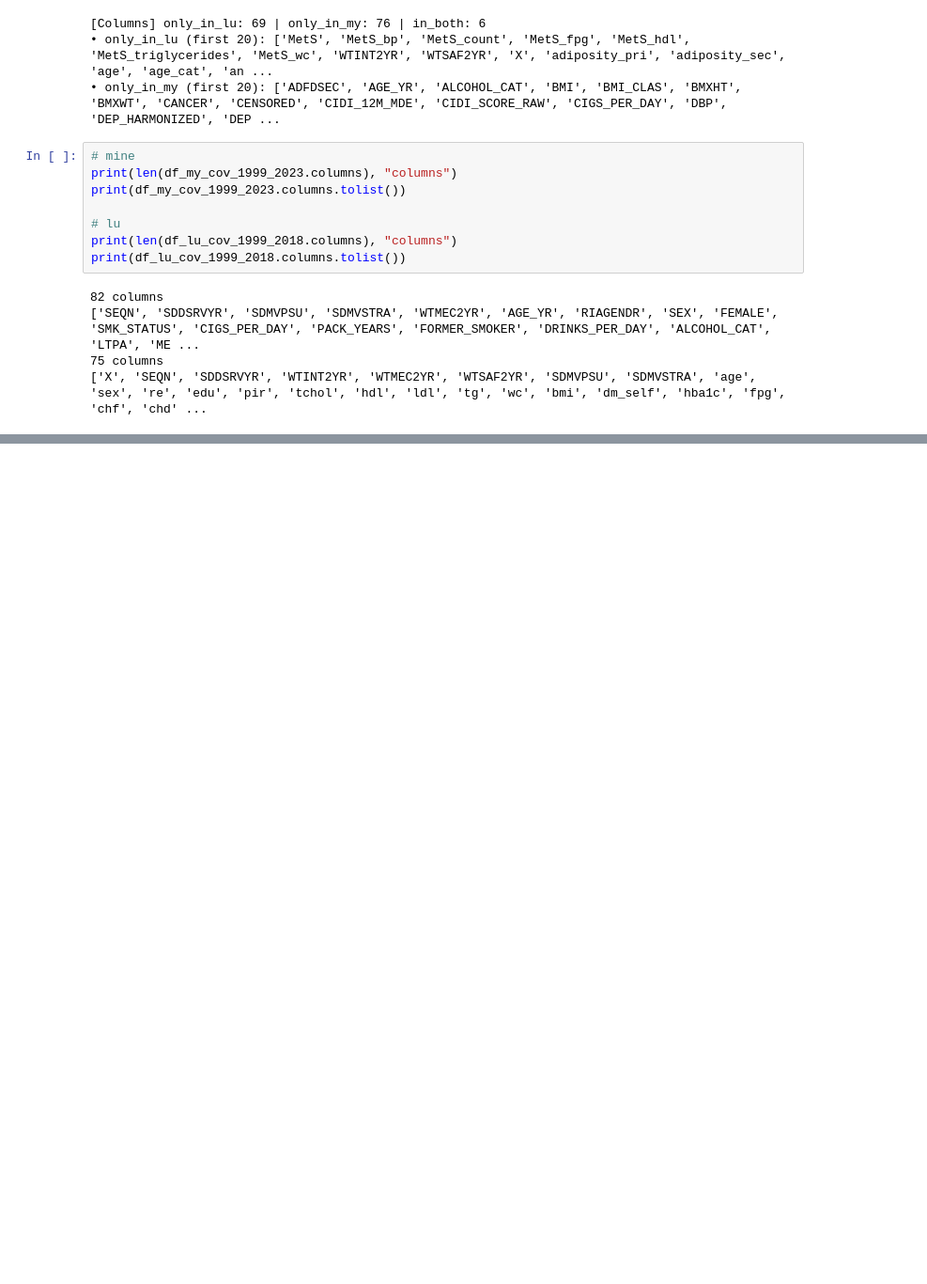
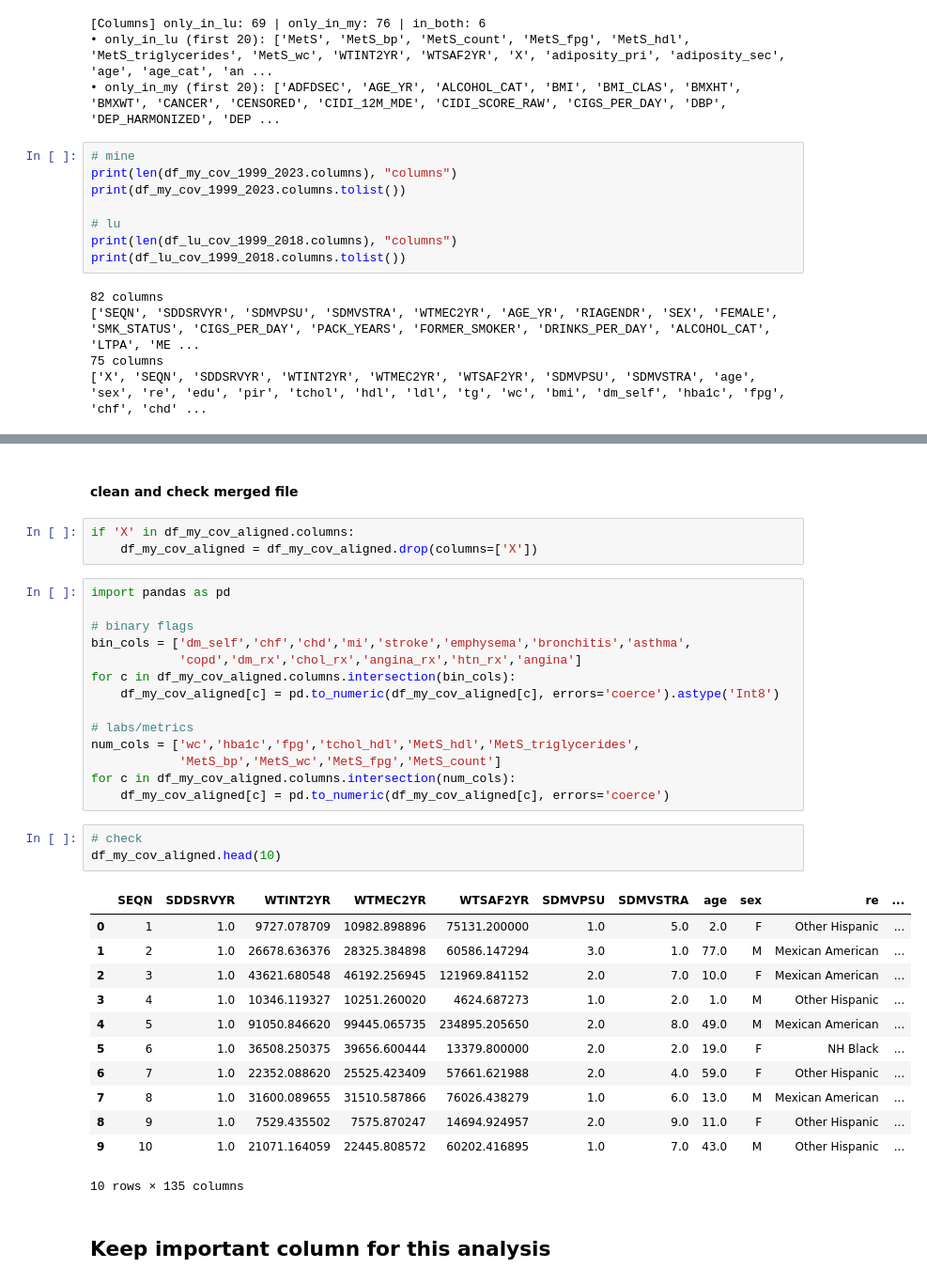
Before and after one commit to amydsy/sdoh-mediation-analysis, a Jupyter notebook: 07_align_to_lu.ipynb, the cells around one changed output, grey strips where cells are left out. Shown at 94% size. Saved outputs shown, nothing was run; the diff lists cells and outputs as text; blank space fills up the shorter version.

Commit message:
collect needed column and try to align with lu's cov

```diff
--- a/07_align_to_lu.ipynb
+++ b/07_align_to_lu.ipynb
@@ -128,0 +356,37 @@ print("[Before rename] overlap:", len(cols_my & cols_lu),
+# %% [markdown]
+#### clean and check merged file
+# %%
+if 'X' in df_my_cov_aligned.columns:
+    df_my_cov_aligned = df_my_cov_aligned.drop(columns=['X'])
+# %%
+import pandas as pd
+
+# binary flags
+bin_cols = ['dm_self','chf','chd','mi','stroke','emphysema','bronchitis','asthma',
+            'copd','dm_rx','chol_rx','angina_rx','htn_rx','angina']
+for c in df_my_cov_aligned.columns.intersection(bin_cols):
+    df_my_cov_aligned[c] = pd.to_numeric(df_my_cov_aligned[c], errors='coerce').astype('Int8')
+
+# labs/metrics
+num_cols = ['wc','hba1c','fpg','tchol_hdl','MetS_hdl','MetS_triglycerides',
+            'MetS_bp','MetS_wc','MetS_fpg','MetS_count']
+for c in df_my_cov_aligned.columns.intersection(num_cols):
+    df_my_cov_aligned[c] = pd.to_numeric(df_my_cov_aligned[c], errors='coerce')
+# %%
+# check
+df_my_cov_aligned.head(10)
+# %% [output]
+|  | SEQN | SDDSRVYR | WTINT2YR | WTMEC2YR | WTSAF2YR | SDMVPSU | SDMVSTRA | age | sex | re | ... |
+| 0 | 1 | 1.0 | 9727.078709 | 10982.898896 | 75131.200000 | 1.0 | 5.0 | 2.0 | F | Other Hispanic | ... |
+| 1 | 2 | 1.0 | 26678.636376 | 28325.384898 | 60586.147294 | 3.0 | 1.0 | 77.0 | M | Mexican American | ... |
+| 2 | 3 | 1.0 | 43621.680548 | 46192.256945 | 121969.841152 | 2.0 | 7.0 | 10.0 | F | Mexican American | ... |
+| 3 | 4 | 1.0 | 10346.119327 | 10251.260020 | 4624.687273 | 1.0 | 2.0 | 1.0 | M | Other Hispanic | ... |
+| 4 | 5 | 1.0 | 91050.846620 | 99445.065735 | 234895.205650 | 2.0 | 8.0 | 49.0 | M | Mexican American | ... |
+| 5 | 6 | 1.0 | 36508.250375 | 39656.600444 | 13379.800000 | 2.0 | 2.0 | 19.0 | F | NH Black | ... |
+| 6 | 7 | 1.0 | 22352.088620 | 25525.423409 | 57661.621988 | 2.0 | 4.0 | 59.0 | F | Other Hispanic | ... |
+| 7 | 8 | 1.0 | 31600.089655 | 31510.587866 | 76026.438279 | 1.0 | 6.0 | 13.0 | M | Mexican American | ... |
+| 8 | 9 | 1.0 | 7529.435502 | 7575.870247 | 14694.924957 | 2.0 | 9.0 | 11.0 | F | Other Hispanic | ... |
+| 9 | 10 | 1.0 | 21071.164059 | 22445.808572 | 60202.416895 | 1.0 | 7.0 | 43.0 | M | Other Hispanic | ... |
+10 rows × 135 columns
+# %% [markdown]
+## Keep important column for this analysis
```
Also changed, not shown: parts of 35 cells of this notebook, 23 other files.
